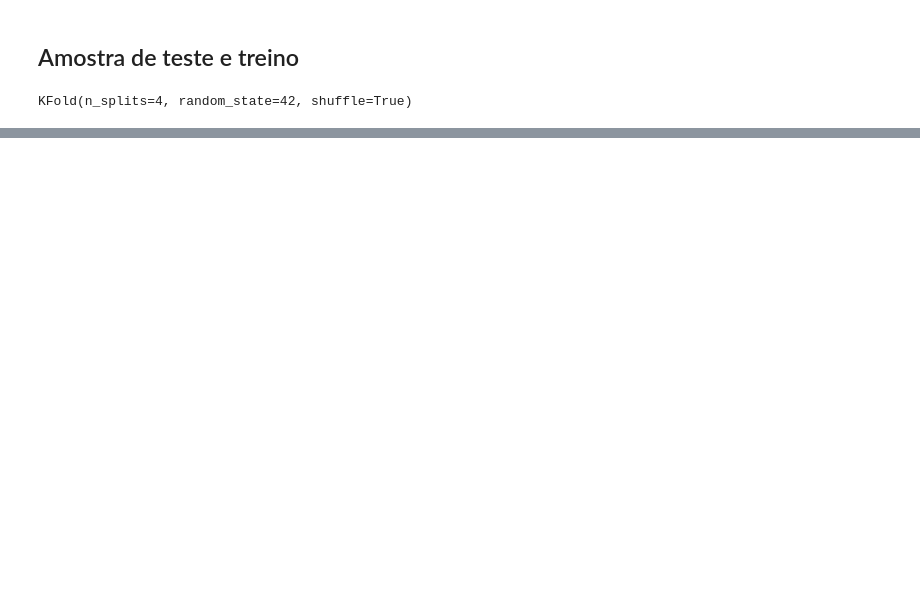
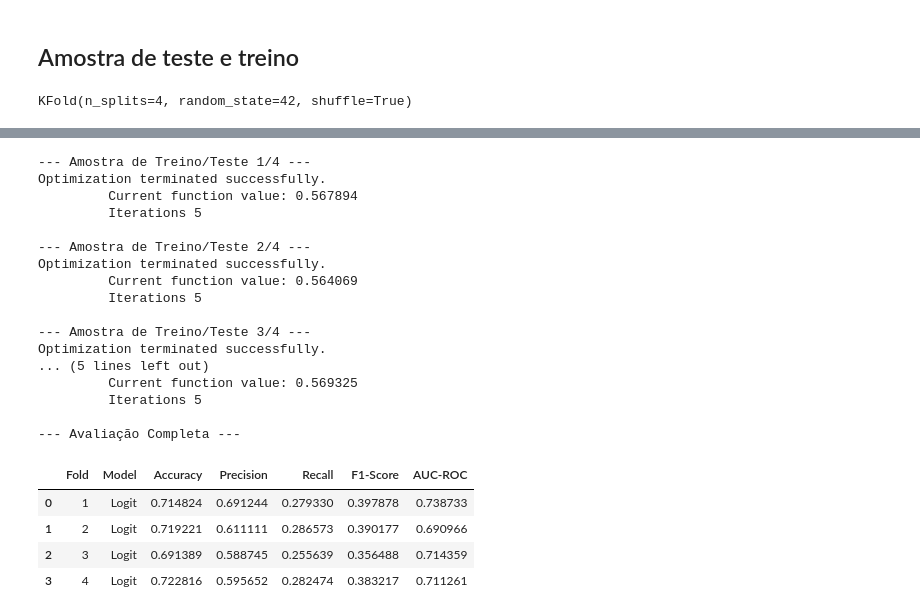
Before and after one commit to ronan-cunha/machine-learning-course, a Jupyter notebook: Notebooks/aula_8_avaliacao_modelos.ipynb, the cells around one changed output, grey strips where cells are left out. Cells and saved outputs as stored; diff of their text form; code cells hidden in the pictures; blank space fills up the shorter version.

```diff
--- a/Notebooks/aula_8_avaliacao_modelos.ipynb
+++ b/Notebooks/aula_8_avaliacao_modelos.ipynb
@@ -168,0 +173,67 @@ display(summary_df)
+# %%
+# Definindo a fórmula do modelo
+formula = 'had_affair ~ rate_marriage + age + educ'
+model =  'Logit'
+
+# Lista para armazenar os resultados de cada fold
+all_fold_metrics = []
+
+for i, (train_index, test_index) in enumerate(kf.split(df_real)):
+    print(f"\n--- Amostra de Treino/Teste {i+1}/{num_splits} ---")
+
+    # Dividir os dados em treino e teste (usando KFold para splits não sobrepostos)
+    df_train = df_real.iloc[train_index]
+    df_test = df_real.iloc[test_index]
+
+    # Instanciar e ajustar os modelos
+    classifier = RegressionModel(model)
+    classifier.fit(formula, df_train)
+
+
+    # Fazer previsões no conjunto de teste
+    y_true = df_test['had_affair']
+
+    preds = classifier.predict(df_test)
+
+    # Converter previsões para classes binárias (0 ou 1) usando um threshold de 0.5
+    preds_class = (preds > 0.5).astype(int)
+
+    # Avaliar o modelo e armazenar as métricas para o fold atual
+    fold_metrics = {
+        'Fold': i + 1,
+        'Model': model,
+        'Accuracy': accuracy_score(y_true, preds_class),
+        'Precision': precision_score(y_true, preds_class, zero_division=0),
+        'Recall': recall_score(y_true, preds_class, zero_division=0),
+        'F1-Score': f1_score(y_true, preds_class, zero_division=0),
+        'AUC-ROC': roc_auc_score(y_true, preds)
+    }
+    all_fold_metrics.append(fold_metrics)
+
+print("\n--- Avaliação Completa ---")
+# Criar um DataFrame a partir da lista de dicionários
+results_df2 = pd.DataFrame(all_fold_metrics)
+display(results_df2)
+# %% [output]
+--- Amostra de Treino/Teste 1/4 ---
+Optimization terminated successfully.
+         Current function value: 0.567894
+         Iterations 5
+
+--- Amostra de Treino/Teste 2/4 ---
+Optimization terminated successfully.
+         Current function value: 0.564069
+         Iterations 5
+
+--- Amostra de Treino/Teste 3/4 ---
+Optimization terminated successfully.
+... (5 lines left out)
+         Current function value: 0.569325
+         Iterations 5
+
+--- Avaliação Completa ---
+|  | Fold | Model | Accuracy | Precision | Recall | F1-Score | AUC-ROC |
+| 0 | 1 | Logit | 0.714824 | 0.691244 | 0.279330 | 0.397878 | 0.738733 |
+| 1 | 2 | Logit | 0.719221 | 0.611111 | 0.286573 | 0.390177 | 0.690966 |
+| 2 | 3 | Logit | 0.691389 | 0.588745 | 0.255639 | 0.356488 | 0.714359 |
+| 3 | 4 | Logit | 0.722816 | 0.595652 | 0.282474 | 0.383217 | 0.711261 |
```
Also changed, not shown: parts of 11 cells of this notebook.
